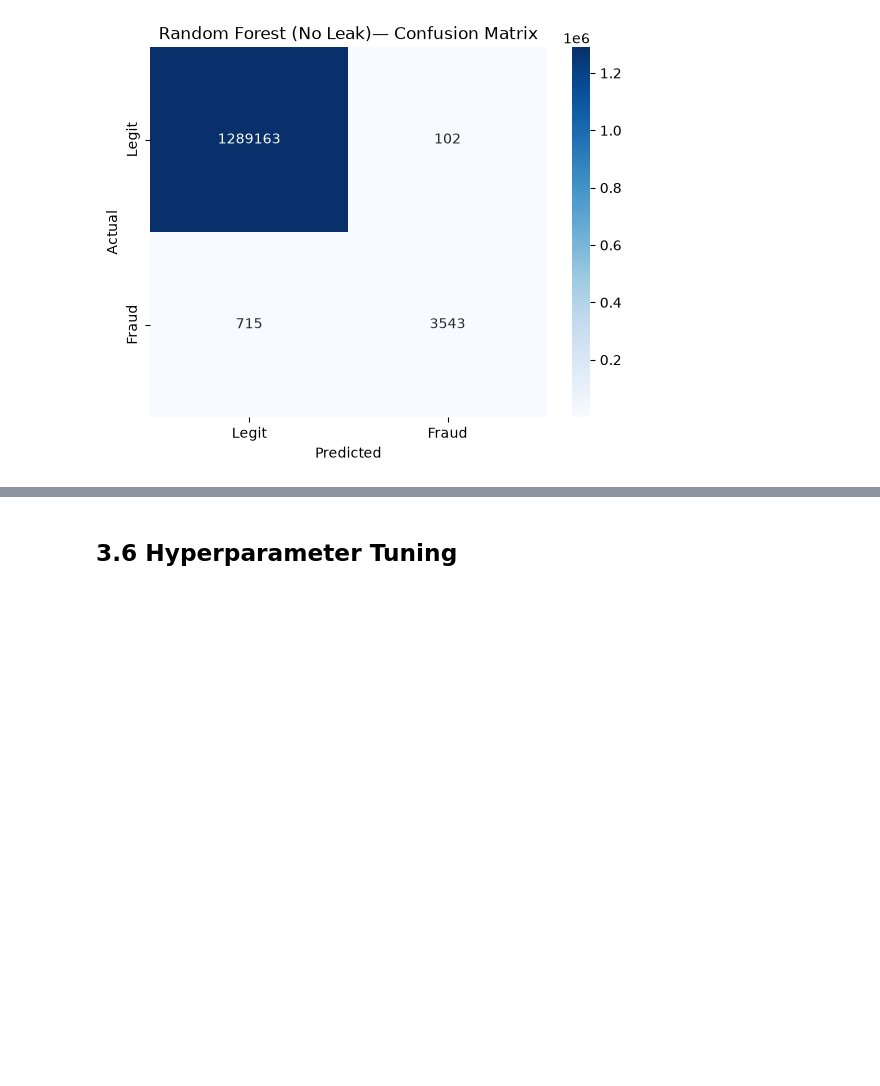
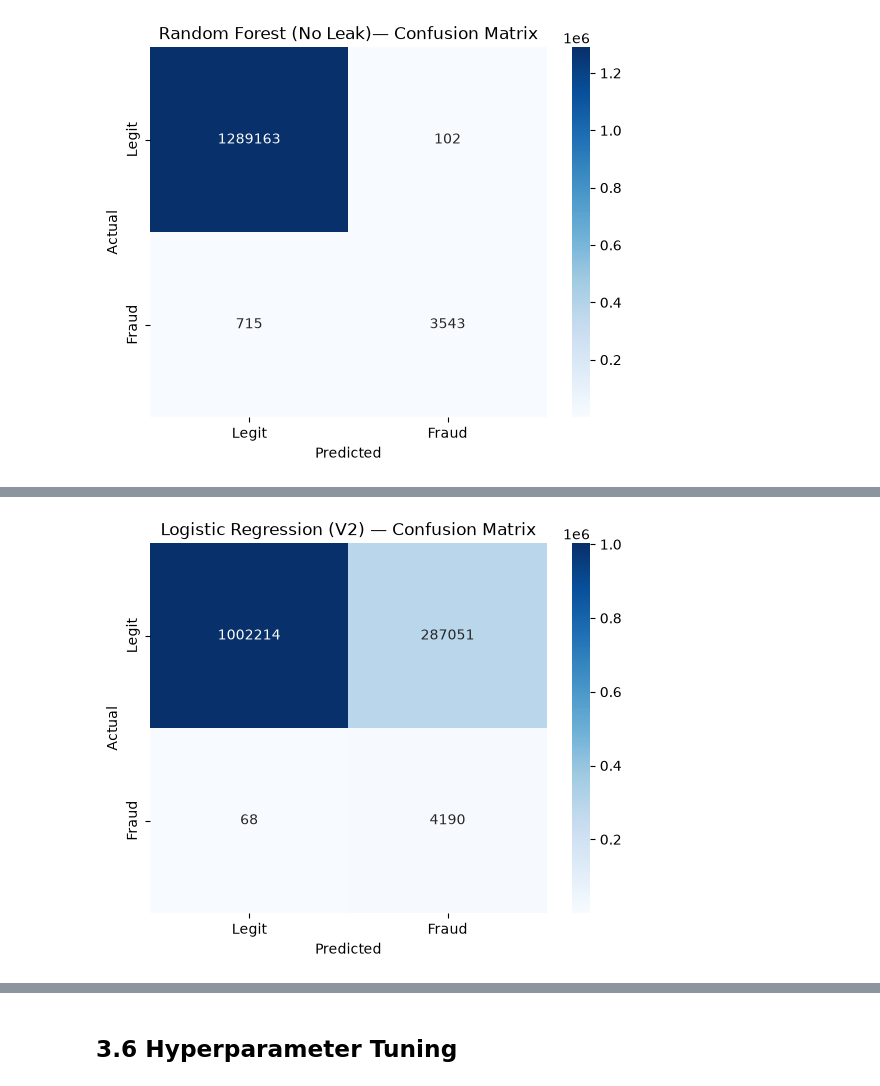
Before and after one commit to joshuasim/fraud-detection, a Jupyter notebook: notebooks/03_modeling_and_evaluation.ipynb, the cells around one changed output, grey strips where cells are left out. Drawn from its saved outputs; the diff is of its cells as text; code cells hidden in the pictures; blank space fills up the shorter version.

```diff
--- a/notebooks/03_modeling_and_evaluation.ipynb
+++ b/notebooks/03_modeling_and_evaluation.ipynb
@@ -242,0 +299,11 @@ The retrained `rf_no_leak` model `precision`(0.97), `recall`(0.83), `f1-score`(0
+# %%
+# drop features
+X_train_no_leak_v2 = X_train_no_leak.drop(columns=['newbalanceOrig'])
+X_test_no_leak_v2 = X_test_no_leak.drop(columns=['newbalanceOrig'])
+# create logistic regression
+lr_v2 = LogisticRegression(max_iter=1000, random_state= RANDOM_STATE, class_weight='balanced') # increase iter to improve convergence
+# fit
+lr_v2.fit(X_train_no_leak_v2, y_train)
+# predict
+y_pred_lr_v2 = lr_v2.predict(X_test_no_leak_v2)
+y_pred_proba_lr_v2 = lr_v2.predict_proba(X_test_no_leak_v2)[:,1] # [:,1] selects probability of class 1 (isFraud=1) for AUC-ROC/PR-AUC
@@ -242,0 +327,10 @@ The retrained `rf_no_leak` model `precision`(0.97), `recall`(0.83), `f1-score`(0
+# %%
+# heatmap confusion matrix
+sns.heatmap(confusion_matrix(y_test, y_pred_lr_v2), annot = True, fmt = 'd', cmap= 'Blues', xticklabels=['Legit', 'Fraud'], yticklabels=['Legit', 'Fraud'])
+plt.title('Logistic Regression (V2) — Confusion Matrix')
+plt.xlabel('Predicted')
+plt.ylabel('Actual')
+plt.savefig('../images/Logistic_Regression_V2_Confusion_Matrix.png', bbox_inches='tight')
+plt.show()
+# %% [output]
+[figure, added]
```
Also changed, not shown: parts of 23 cells of this notebook, 2 other files.
